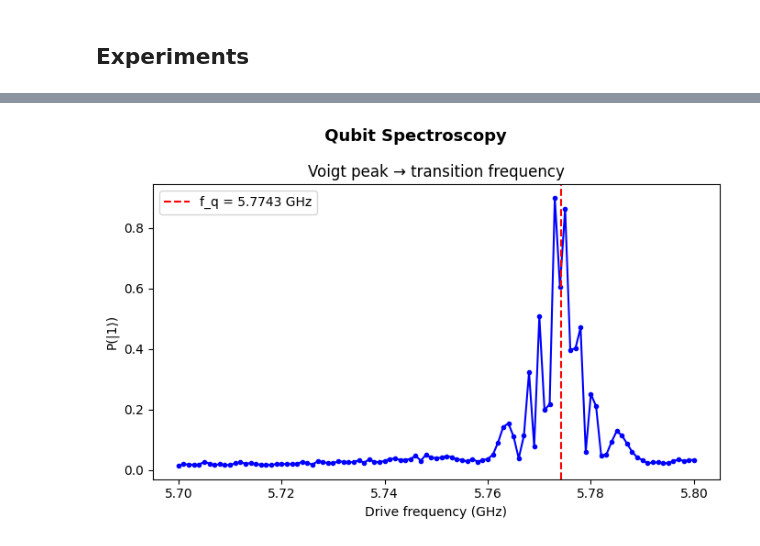
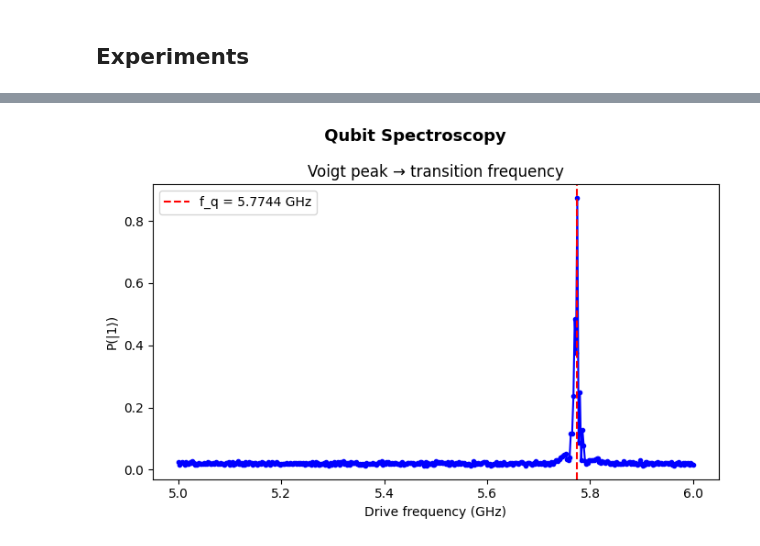
Before and after one commit to bhumikatanikonda/ZturingMachine, a Jupyter notebook: preparatory tasks.ipynb, the cells around one changed output, grey strips where cells are left out. Saved outputs shown, nothing was run; the diff lists cells and outputs as text; code cells hidden in the pictures.

```diff
--- a/preparatory tasks.ipynb
+++ b/preparatory tasks.ipynb
@@ -543,11 +541,12 @@ session, device_setup, q0_loneq = make_session()
 print("\n[STEP 1] Qubit Spectroscopy")
 freqs, P1_spec, f_q, f_err= qubit_spectroscopy(
     virtual_qubit, session, device_setup, q0_loneq,
-    freq_start=5.7e9, freq_stop=5.8e9, n_points=101,
+    freq_start=5e9, freq_stop=6e9, n_points=401,
     shots=2000, pulse_length=2e-6, fit_type= "lorentzian"
 )
 print(f"  → Transition frequency: f_q = {f_q/1e9:.7f} GHz")
 print(f"  → error in Transition frequency: f_err = {f_err/1e9:.7f} GHz")
+print(max(P1_spec))
 # plot
 fig, ax = plt.subplots(figsize=(7, 4.5))
 fig.suptitle(" Qubit Spectroscopy", fontsize=13, fontweight="bold")
@@ -581,4 +580,4 @@ plt.show()
-[figure, old version]
+[figure, new version]
 # %%
 # --------------------------------------------------------
 # STEP 2: Amplitude Rabi
```
Also changed, not shown: parts of 10 cells of this notebook.
